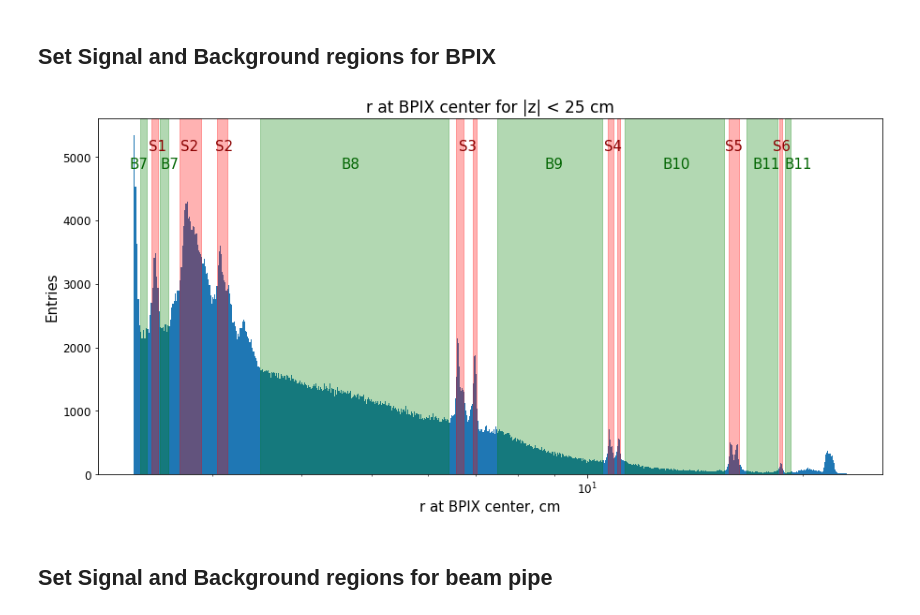
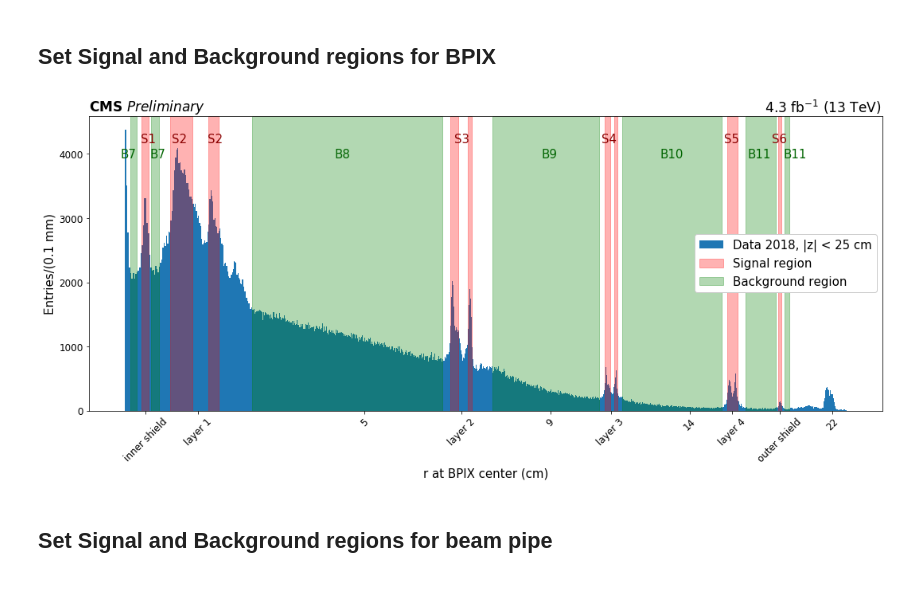
Before and after one commit to kropiv/MLforNI, a Jupyter notebook: NI_ML.ipynb, the cells around one changed output. Saved outputs shown, nothing was run; the diff lists cells and outputs as text; code cells hidden in the pictures; blank space fills up the shorter version.

Commit message:
prepare plots for Approval

```diff
--- a/NI_ML.ipynb
+++ b/NI_ML.ipynb
@@ -81,11 +81,29 @@ logger.setLevel(level=logging.DEBUG)
 # %% [markdown]
 ## Set Signal and Background regions for BPIX <a class="anchor" id="SetBPIX"></a>
 # %%
+# set CMS label at each plot:
+labelData = 'Data 2018, |z| < 25 cm'
+CMSlabel = "Preliminary"
+CMSlumi = " 4.3 fb$^{-1}$ (13 TeV) "
+# CMSlabel = "internal"
+def SetCMSlabel(px, label = CMSlabel, size = 17, label_lumi = CMSlumi):
+    TitleCMS = r"$\bf{CMS}$"+" "+r"$\it{"+label+"}$"
+    text = px.text(0.,1.,TitleCMS, size = size, transform=px.transAxes,
+                           verticalalignment='bottom', horizontalalignment='left')
+    text2 = px.text(1.,1.,label_lumi, size = size, transform=px.transAxes,
+                           verticalalignment='bottom', horizontalalignment='right')
+    return text, text2
+
 def makeBand(xStart, xWidth, px, bandColor):
     transperance = 0.3
     for p, lw in zip(xStart,xWidth):
         #plt.axvline(p, color=bandColor, alpha = transperance)
-        px.axvspan(p, p+lw, alpha = transperance, color=bandColor)
+        lab = ""
+        if bandColor == "green" and p == xStart[0]:
+            lab = "Background region"
+        elif bandColor =="red" and p == xStart[0]:
+            lab = "Signal region"
+        px.axvspan(p, p+lw, alpha = transperance, color=bandColor, label = lab)
 
 def makeSBtext(xPos,yPos, px, text, textColor, fontS = 15):
     for i_xPos, i_text in zip(xPos,text):
@@ -99,6 +117,7 @@ plt.rc('axes', titlesize= 17)
 plt.rc('font', size=12)
 plt.rc('legend', fontsize=15)
 
+
 # the histogram of the data
 Radius = np.sqrt(np.square(data[:,1])+np.square(data[:,2]))
 Radius_BP = np.sqrt(np.square(data[:,1]-0.171)+np.square(data[:,2]+0.176))
@@ -107,65 +126,60 @@ Radius_Tube = np.sqrt(np.square(data[:,1]+0.080)+np.square(data[:,2]+0.318))
 
 # using the variable ax for single a Axes
 fig, ax = plt.subplots(figsize=(15,7))
-num_bins = 2000
-
-#n, bins, patches = ax.hist(Radius[Radius < 25], num_bins)
+num_bins = 2100
 
 #correction to BPIX
-#n, bins, patches = ax.hist(Radius_BPIX[np.logical_and(Radius_BPIX >2.33, Radius_BPIX <4)], num_bins)
-n, bins, patches = ax.hist(Radius_BPIX[np.logical_and(Radius_BPIX >2.33, Radius_BPIX <23)], num_bins)
-# n, bins, patches = ax.hist(Radius_BPIX[np.logical_and(np.logical_and(Radius_BPIX >2.33, Radius_BPIX <23),
-#                                                       data[:,4] < 15)], num_bins)
-# ax.set_xlim(2.33,23)
-#plt.xlim(17,21)
-
-# add a 'best fit' line
-#y_min = (2.7)
-#ax.plot(bins, y_min, '--')
+Rmin, Rmax = 2.34, 23.
+n, bins, patches = ax.hist(Radius_BPIX[np.logical_and(Radius_BPIX >Rmin, Radius_BPIX <Rmax)],
+                           num_bins, range = [Rmin, Rmax], label=labelData) # range force range without events
 
 #          Inner Shield      L1_1    L1_2    L2_1  L2_2     L3_1   L3_2      L4_1_2 Outer Shield
 xSignal_BPIX = [2.47,        2.7,    3.05,   6.56, 6.93,    10.68, 11.01,    15.75, 18.53]
 lw_Signal_BPIX =  [0.055,    0.2,    0.1,    0.17,  0.09,     0.2,  0.12,      0.55, 0.2]
 #lw_Signal_BPIX =  [0.055,       0.2, 0.1,    0.1,  0.09,     0.2,  0.12,      0.55, 0.2]
 makeBand(xSignal_BPIX, lw_Signal_BPIX, ax, "red")
 
 #              BP-S    S-L1    L1-L2  L2-L3  L3-L4   L4-OS   OS-Rails
 xBkg_BPIX =   [2.38,   2.54,   3.5,   7.5,   11.3,   16.7,   18.9]
 lw_Bkg_BPIX = [0.05,   0.07,   2.9,   3.0,   4.2,    1.7,    0.3]
 makeBand(xBkg_BPIX, lw_Bkg_BPIX, ax, "green")
 
-#n, bins, patches = ax.hist(Radius_BPIX[np.logical_and(Radius_BPIX >2.4, Radius_BPIX <18)], num_bins)
-Xtitle = "r at BPIX center"
-
-# correcton to pixel support tube
-#n, bins, patches = ax.hist(Radius_Tube[np.logical_and(Radius_Tube >20, Radius_Tube <25)], num_bins)
-#Xtitle = "R_tube"
-
-ax.set_xlabel(Xtitle+', cm')
-ax.set_ylabel('Entries')
-ax.set_title(Xtitle+' for |z| < 25 cm')
-
 yBkgPos = 0.85
 #background   befor L1    L1-L2 L2-L3 L3-L4  L4-TIB1
-xBkgPos =    [0.04, 0.08, 0.31, 0.57, 0.72,  0.835, 0.875]
-textPos =    ["B7", "B7", "B8", "B9", "B10", "B11", "B11"]
+xBkgPos =    [0.04, 0.077, 0.31, 0.57, 0.72,  0.83, 0.875]
+textPos =    ["B7", "B7",  "B8", "B9", "B10", "B11", "B11"]
 #plot backgrounds' titles:
 makeSBtext(xBkgPos, yBkgPos, ax, textPos, "darkgreen")
 
 ySPos = 0.9
 #Signal    IS     L1           L2    L3     L4    OS
 xSPos =   [0.065, 0.105, 0.15, 0.46, 0.646, 0.8,  0.86]
 textPos = ["S1",  "S2",  "S2", "S3", "S4",  "S5", "S6"]
 makeSBtext(xSPos, ySPos, ax, textPos, "darkred")
 
+plt.xscale('log')
+# plt.yscale('log')
+
+# ax.set_xlim(Rmin,Rmax) # brake customize labels
+Xtitle = "r at BPIX center"
+ax.set_xlabel(Xtitle+' (cm)')
+ax.set_ylabel('Entries/(%1.1f mm)'%(10*(bins[1]-bins[0])))
+
+SetCMSlabel(ax)
+ax.legend(loc="center right",framealpha=1.)
+ax.tick_params(axis='x', which='minor', length=0) # remove minor ticks from 'log' scale
+# labBPIX =  [ "IS", "L1", "5", "L2", "9", "L3", "13", "L4", "OS", "22"]
+labBPIX =  ["inner shield", "layer 1", "5", "layer 2", "9", "layer 3", "14", "layer 4", "outer shield", "22"]
+xlabBPIX = [           2.5,      2.95, 5.0,       6.8,  9.0,     10.9, 14.0,      16.0,           18.6,  22.]
+plt.xticks(xlabBPIX, labBPIX,rotation=45)
+# funy staff for muliple labling: https://stackoverflow.com/questions/53043732/multiple-x-labels-on-pyplot
 # Tweak spacing to prevent clipping of ylabel
-#fig.tight_layout()
-plt.xscale('log')
-#plt.yscale('log')
+fig.tight_layout() # force savefig save full plot, including x-label, important for customize xticks case
+
 plt.savefig('Results/R_atBPIX.pdf')
 plt.show()
 # %% [output]
-[figure, old version]
+[figure, new version]
 # %% [markdown]
 ## Set Signal and Background regions for beam pipe <a class="anchor" id="SetBP"></a>
 # %%
```
Also changed, not shown: parts of 14 cells of this notebook.
